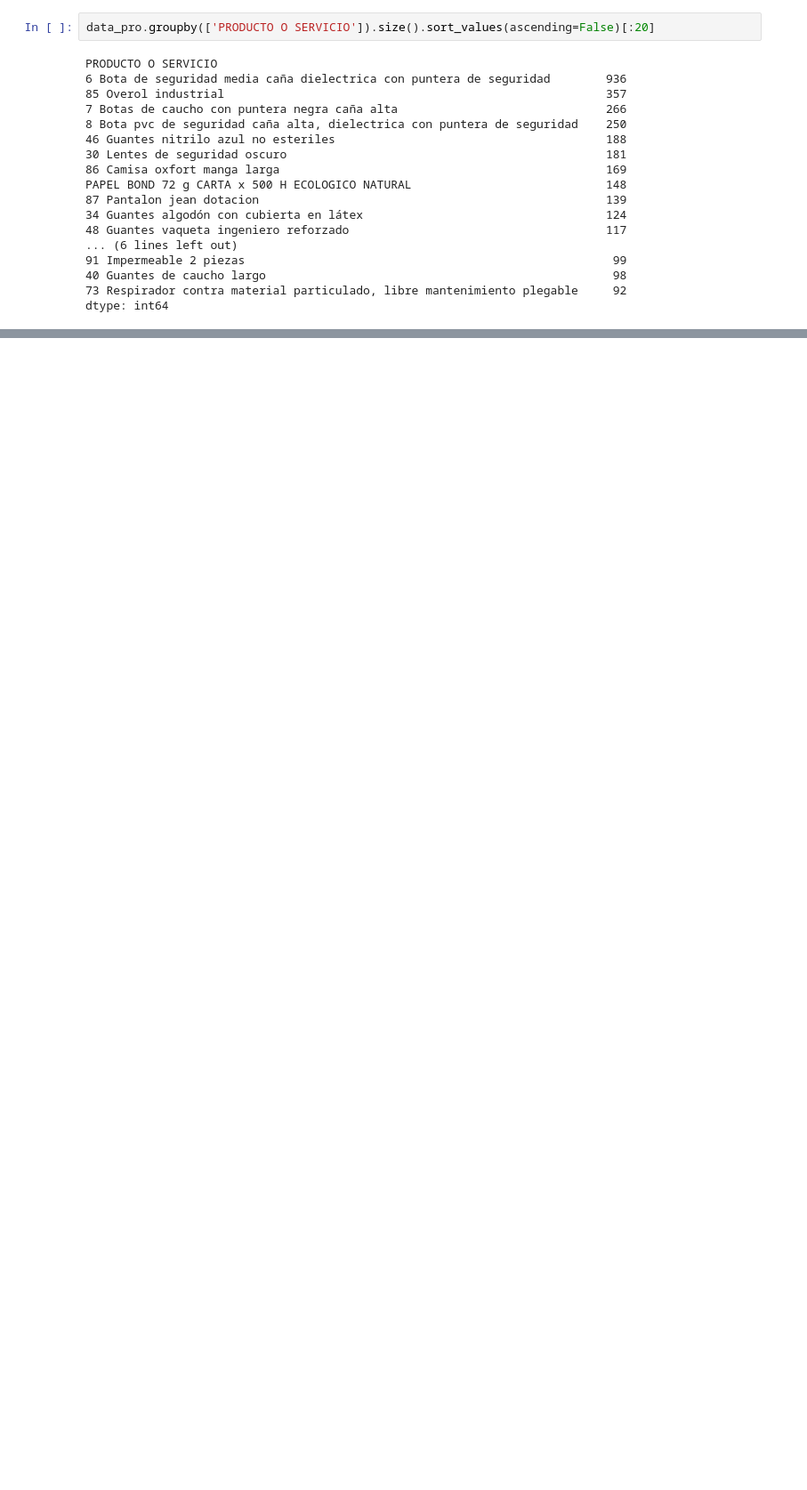
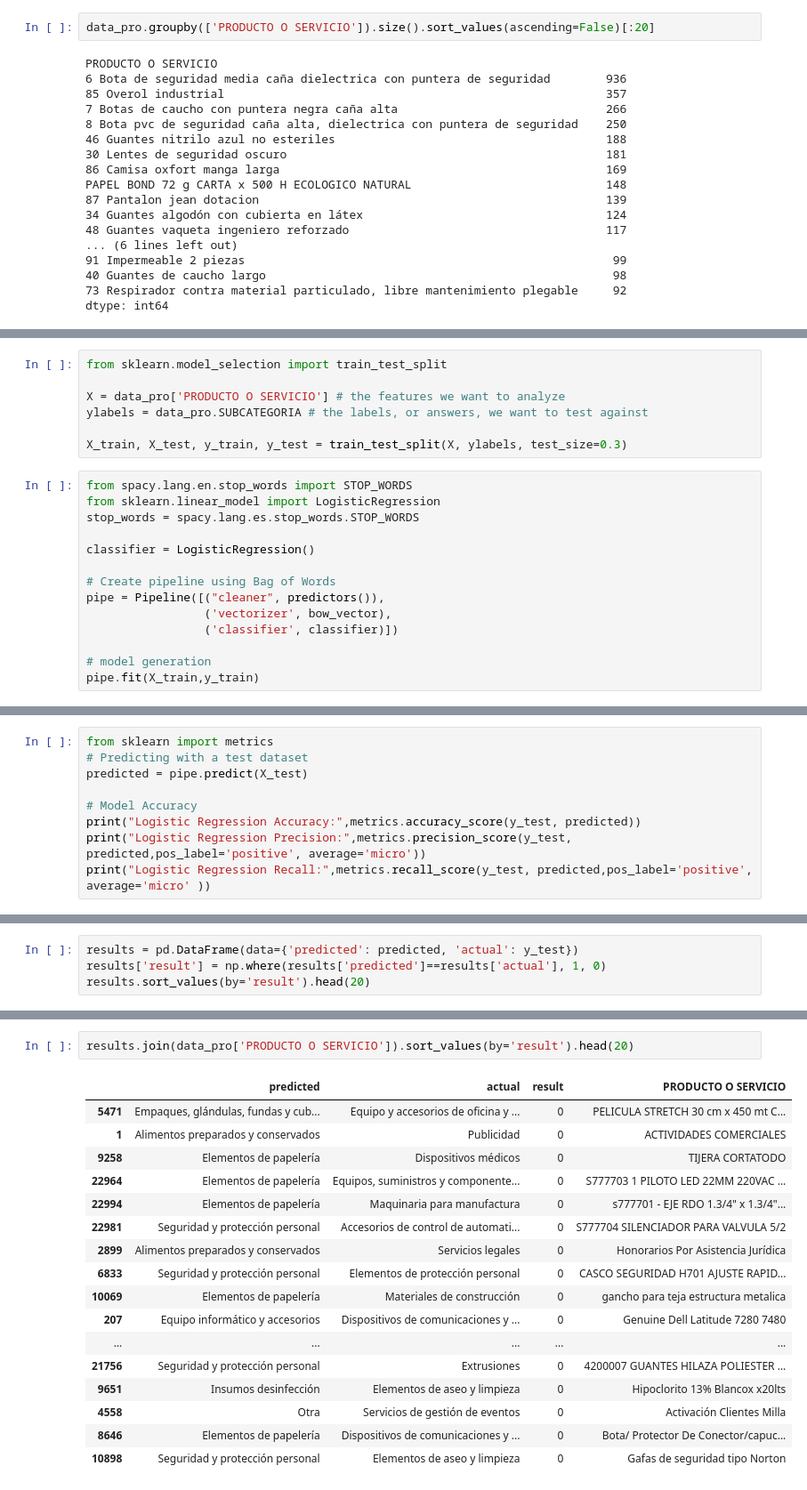
Before and after one commit to keyssi93/final_project, a Jupyter notebook: final_project.ipynb, the cells around one changed output, grey strips where cells are left out. Shown at 89% size. Drawn from its saved outputs; the diff is of its cells as text; blank space fills up the shorter version.

Commit message:
Spacy_approach

```diff
--- a/final_project.ipynb
+++ b/final_project.ipynb
@@ -80,0 +243,21 @@ dtype: int64
+# %%
+from sklearn.model_selection import train_test_split
+
+X = data_pro['PRODUCTO O SERVICIO'] # the features we want to analyze
+ylabels = data_pro.SUBCATEGORIA # the labels, or answers, we want to test against
+
+X_train, X_test, y_train, y_test = train_test_split(X, ylabels, test_size=0.3)
+# %%
+from spacy.lang.en.stop_words import STOP_WORDS
+from sklearn.linear_model import LogisticRegression
+stop_words = spacy.lang.es.stop_words.STOP_WORDS
+
+classifier = LogisticRegression()
+
+# Create pipeline using Bag of Words
+pipe = Pipeline([("cleaner", predictors()),
+                 ('vectorizer', bow_vector),
+                 ('classifier', classifier)])
+
+# model generation
+pipe.fit(X_train,y_train)
@@ -80,0 +269,9 @@ dtype: int64
+# %%
+from sklearn import metrics
+# Predicting with a test dataset
+predicted = pipe.predict(X_test)
+
+# Model Accuracy
+print("Logistic Regression Accuracy:",metrics.accuracy_score(y_test, predicted))
+print("Logistic Regression Precision:",metrics.precision_score(y_test, predicted,pos_label='positive', average='micro'))
+print("Logistic Regression Recall:",metrics.recall_score(y_test, predicted,pos_label='positive', average='micro' ))
@@ -80,0 +289,4 @@ dtype: int64
+# %%
+results = pd.DataFrame(data={'predicted': predicted, 'actual': y_test})
+results['result'] = np.where(results['predicted']==results['actual'], 1, 0)
+results.sort_values(by='result').head(20)
@@ -80,0 +318,20 @@ dtype: int64
+# %%
+results.join(data_pro['PRODUCTO O SERVICIO']).sort_values(by='result').head(20)
+# %% [output]
+|  | predicted | actual | result | PRODUCTO O SERVICIO |
+| 5471 | Empaques, glándulas, fundas y cub... | Equipo y accesorios de oficina y ... | 0 | PELICULA STRETCH 30 cm x 450 mt C... |
+| 1 | Alimentos preparados y conservados | Publicidad | 0 | ACTIVIDADES COMERCIALES |
+| 9258 | Elementos de papelería | Dispositivos médicos | 0 | TIJERA CORTATODO |
+| 22964 | Elementos de papelería | Equipos, suministros y componente... | 0 | S777703 1 PILOTO LED 22MM 220VAC ... |
+| 22994 | Elementos de papelería | Maquinaria para manufactura | 0 | s777701 - EJE RDO 1.3/4" x 1.3/4"... |
+| 22981 | Seguridad y protección personal | Accesorios de control de automati... | 0 | S777704 SILENCIADOR PARA VALVULA 5/2 |
+| 2899 | Alimentos preparados y conservados | Servicios legales | 0 | Honorarios Por Asistencia Jurídica |
+| 6833 | Seguridad y protección personal | Elementos de protección personal | 0 | CASCO SEGURIDAD H701 AJUSTE RAPID... |
+| 10069 | Elementos de papelería | Materiales de construcción | 0 | gancho para teja estructura metalica |
+| 207 | Equipo informático y accesorios | Dispositivos de comunicaciones y ... | 0 | Genuine Dell Latitude 7280 7480 |
+| ... | ... | ... | ... | ... |
+| 21756 | Seguridad y protección personal | Extrusiones | 0 | 4200007 GUANTES HILAZA POLIESTER ... |
+| 9651 | Insumos desinfección | Elementos de aseo y limpieza | 0 | Hipoclorito 13% Blancox x20lts |
+| 4558 | Otra | Servicios de gestión de eventos | 0 | Activación Clientes Milla |
+| 8646 | Elementos de papelería | Dispositivos de comunicaciones y ... | 0 | Bota/ Protector De Conector/capuc... |
+| 10898 | Seguridad y protección personal | Elementos de aseo y limpieza | 0 | Gafas de seguridad tipo Norton |
```
Also changed, not shown: parts of 19 cells of this notebook, 1 other file.
